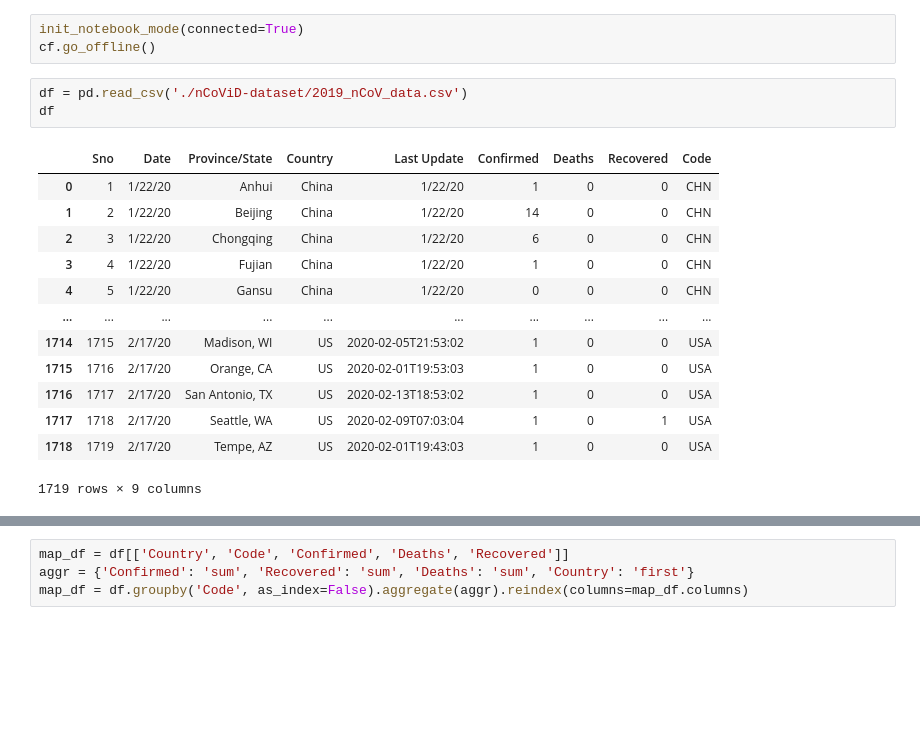
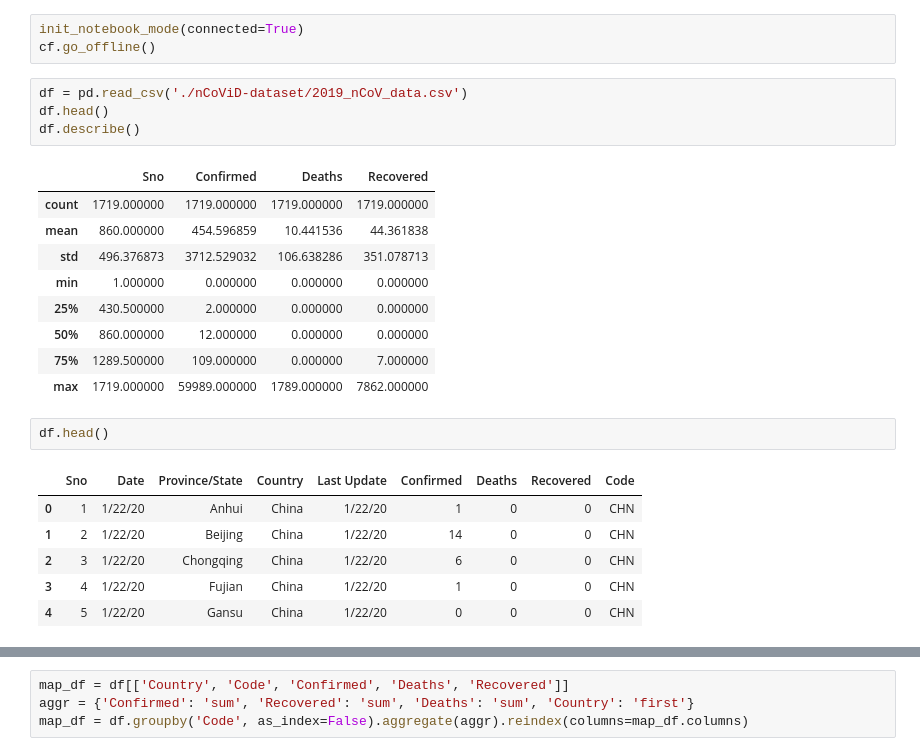
Before and after one commit to MeMihir/nCoViD-Viz, a Jupyter notebook: nCoViD-Viz.ipynb, the cells around one changed output, grey strips where cells are left out. Saved outputs shown, nothing was run; the diff lists cells and outputs as text; blank space fills up the shorter version.

```diff
--- a/nCoViD-Viz.ipynb
+++ b/nCoViD-Viz.ipynb
@@ -9,18 +12,24 @@ init_notebook_mode(connected=True)
 cf.go_offline()
 # %%
 df = pd.read_csv('./nCoViD-dataset/2019_nCoV_data.csv')
-df
+df.head()
+df.describe()
 # %% [output]
-|  | Sno | Date | Province/State | Country | Last Update | Confirmed | Deaths | Recovered | Code |
-| 0 | 1 | 1/22/20 | Anhui | China | 1/22/20 | 1 | 0 | 0 | CHN |
-| 1 | 2 | 1/22/20 | Beijing | China | 1/22/20 | 14 | 0 | 0 | CHN |
-| 2 | 3 | 1/22/20 | Chongqing | China | 1/22/20 | 6 | 0 | 0 | CHN |
-| 3 | 4 | 1/22/20 | Fujian | China | 1/22/20 | 1 | 0 | 0 | CHN |
-| 4 | 5 | 1/22/20 | Gansu | China | 1/22/20 | 0 | 0 | 0 | CHN |
-| ... | ... | ... | ... | ... | ... | ... | ... | ... | ... |
-| 1714 | 1715 | 2/17/20 | Madison, WI | US | 2020-02-05T21:53:02 | 1 | 0 | 0 | USA |
-| 1715 | 1716 | 2/17/20 | Orange, CA | US | 2020-02-01T19:53:03 | 1 | 0 | 0 | USA |
-| 1716 | 1717 | 2/17/20 | San Antonio, TX | US | 2020-02-13T18:53:02 | 1 | 0 | 0 | USA |
-| 1717 | 1718 | 2/17/20 | Seattle, WA | US | 2020-02-09T07:03:04 | 1 | 0 | 1 | USA |
-| 1718 | 1719 | 2/17/20 | Tempe, AZ | US | 2020-02-01T19:43:03 | 1 | 0 | 0 | USA |
+|  | Sno | Confirmed | Deaths | Recovered |
+| count | 1719.000000 | 1719.000000 | 1719.000000 | 1719.000000 |
+| mean | 860.000000 | 454.596859 | 10.441536 | 44.361838 |
+| std | 496.376873 | 3712.529032 | 106.638286 | 351.078713 |
+| min | 1.000000 | 0.000000 | 0.000000 | 0.000000 |
+| 25% | 430.500000 | 2.000000 | 0.000000 | 0.000000 |
+| 50% | 860.000000 | 12.000000 | 0.000000 | 0.000000 |
+| 75% | 1289.500000 | 109.000000 | 0.000000 | 7.000000 |
+| max | 1719.000000 | 59989.000000 | 1789.000000 | 7862.000000 |
-1719 rows × 9 columns
+# %%
+df.head()
+# %% [output]
+|  | Sno | Date | Province/State | Country | Last Update | Confirmed | Deaths | Recovered | Code |
+| 0 | 1 | 1/22/20 | Anhui | China | 1/22/20 | 1 | 0 | 0 | CHN |
+| 1 | 2 | 1/22/20 | Beijing | China | 1/22/20 | 14 | 0 | 0 | CHN |
+| 2 | 3 | 1/22/20 | Chongqing | China | 1/22/20 | 6 | 0 | 0 | CHN |
+| 3 | 4 | 1/22/20 | Fujian | China | 1/22/20 | 1 | 0 | 0 | CHN |
+| 4 | 5 | 1/22/20 | Gansu | China | 1/22/20 | 0 | 0 | 0 | CHN |
```
Also changed, not shown: parts of 16 cells of this notebook.
